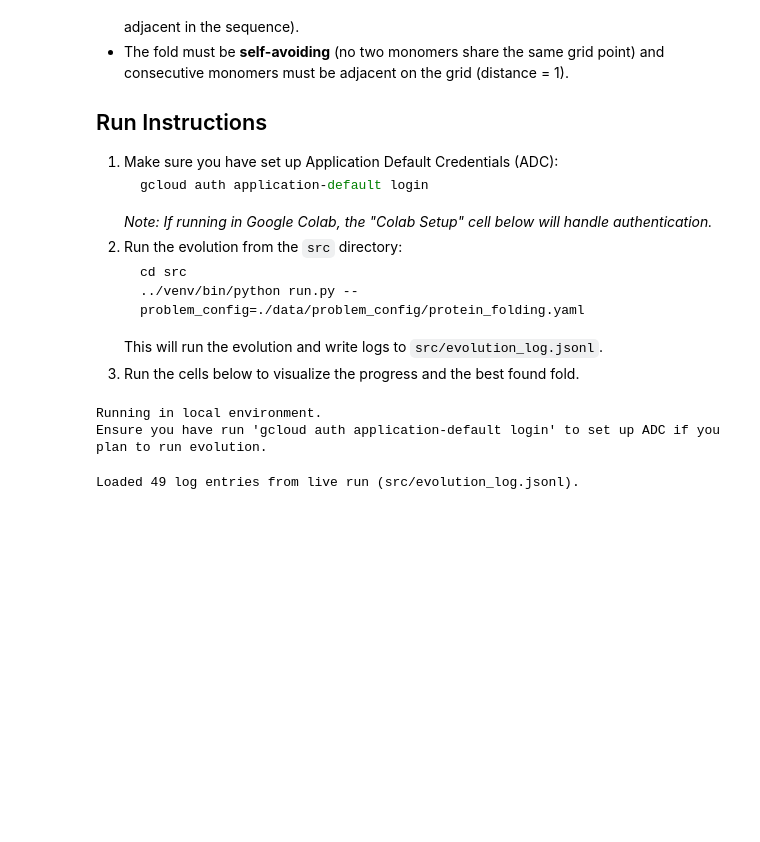
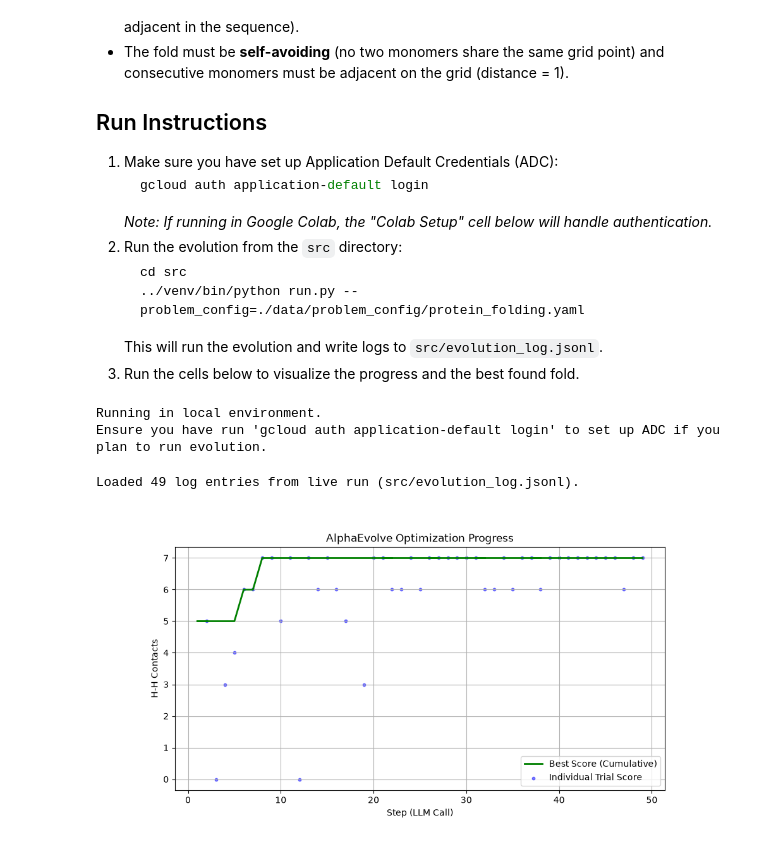
Before and after one commit to goriri/alpha-evolve-demo, a Jupyter notebook: visualize_results.ipynb, the cells around one changed output. Drawn from its saved outputs; the diff is of its cells as text; code cells hidden in the pictures; blank space fills up the shorter version.

```diff
--- a/visualize_results.ipynb
+++ b/visualize_results.ipynb
@@ -115,32 +115,36 @@ Loaded 49 log entries from live run (src/evolution_log.jsonl).
 # %%
 if logs:
     steps = [entry['step'] for entry in logs]
 
     scores = []
     best_scores = []
     for entry in logs:
         if entry['status'] == 'success':
             scores.append(entry['scores'].get('hh_contacts', 0))
         else:
             scores.append(None)
 
         best_scores.append(entry['best_scores'].get('scores_to_optimize/hh_contacts', 0))
 
     plt.figure(figsize=(10, 5))
     plt.plot(steps, best_scores, label='Best Score (Cumulative)', color='green', linewidth=2)
     plt.scatter([s for s, sc in zip(steps, scores) if sc is not None],
                 [sc for sc in scores if sc is not None],
                 alpha=0.5, label='Individual Trial Score', color='blue', s=10)
 
     plt.xlabel('Step (LLM Call)')
     plt.ylabel('H-H Contacts')
     plt.title('AlphaEvolve Optimization Progress')
     plt.legend()
     plt.grid(True)
     plt.savefig('progress.png')
     plt.close()
+    from IPython.display import Image, display
+    display(Image(filename='progress.png'))
 else:
     print("No logs to plot.")
+# %% [output]
+[figure, added]
 # %%
 if logs:
     successful_entries = [e for e in logs if e['status'] == 'success']
```
Also changed, not shown: parts of 3 cells of this notebook.
